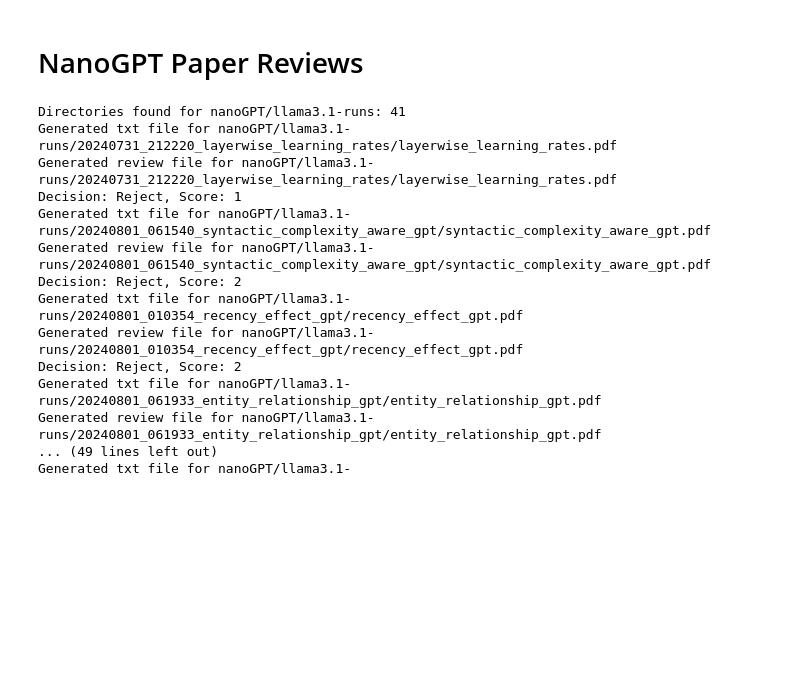
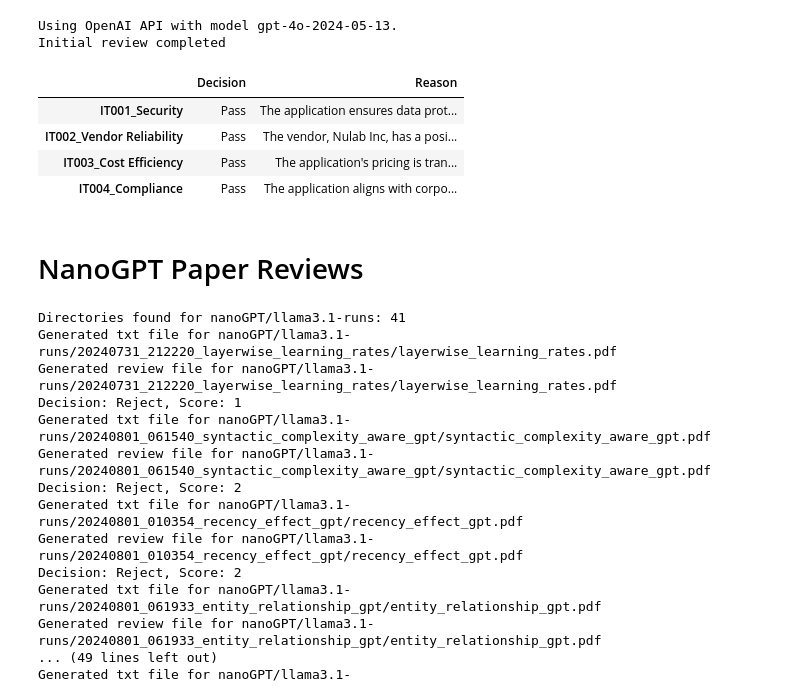
Before and after one commit to fkaita/Ringi-AI, a Jupyter notebook: run_ai_reviews.ipynb, the cells around one changed output. Saved outputs shown, nothing was run; the diff lists cells and outputs as text; code cells hidden in the pictures; blank space fills up the shorter version.

Commit message:
added initial review

```diff
--- a/run_ai_reviews.ipynb
+++ b/run_ai_reviews.ipynb
@@ -55,3 +1,47 @@ Paper pdfs found for nanoGPT/llama3.1-runs: 21
+# %%
+import os
+from dotenv import load_dotenv
+load_dotenv()  # Load variables from .env
+from llm import create_client
+from review import load_docs, perform_review
+
+# Create a real client
+api_key = os.getenv("OPENAI_API_KEY")
+client, model = create_client("gpt-4o-2024-05-13")
+
+app_paths = ["24-001_backlog", "24-002_VMware", "24-003_Adobe"]
+path = "docs/application/"
+
+results= []
+for app_path in app_paths:
+    file_path = path + app_path
+    # Load application and related document
+    app_docs = load_docs(file_path)
+
+    # Call the function
+    res = perform_review(
+        text=app_docs,
+        model=model,
+        client=client,
+    )
+    results.append(res)
+
+# Print the result
+print("Initial review completed")
+# %% [output]
+Using OpenAI API with model gpt-4o-2024-05-13.
+Initial review completed
+# %%
+import pandas as pd
+
+res = results[0]
+pd.DataFrame.from_dict(res, orient='index')
+# %% [output]
+|  | Decision | Reason |
+| IT001_Security | Pass | The application ensures data prot... |
+| IT002_Vendor Reliability | Pass | The vendor, Nulab Inc, has a posi... |
+| IT003_Cost Efficiency | Pass | The application's pricing is tran... |
+| IT004_Compliance | Pass | The application aligns with corpo... |
 # %% [markdown]
 # NanoGPT Paper Reviews
 # %%
```
Also changed, not shown: parts of 1 cell of this notebook, 4 other files.
